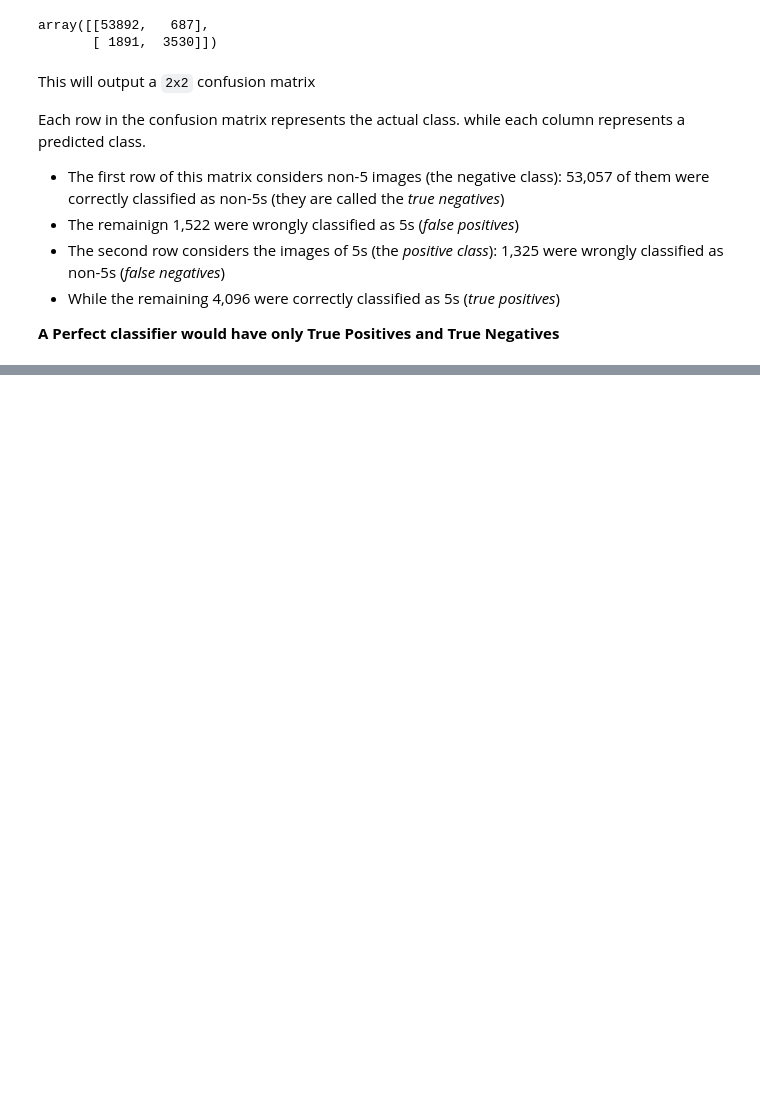
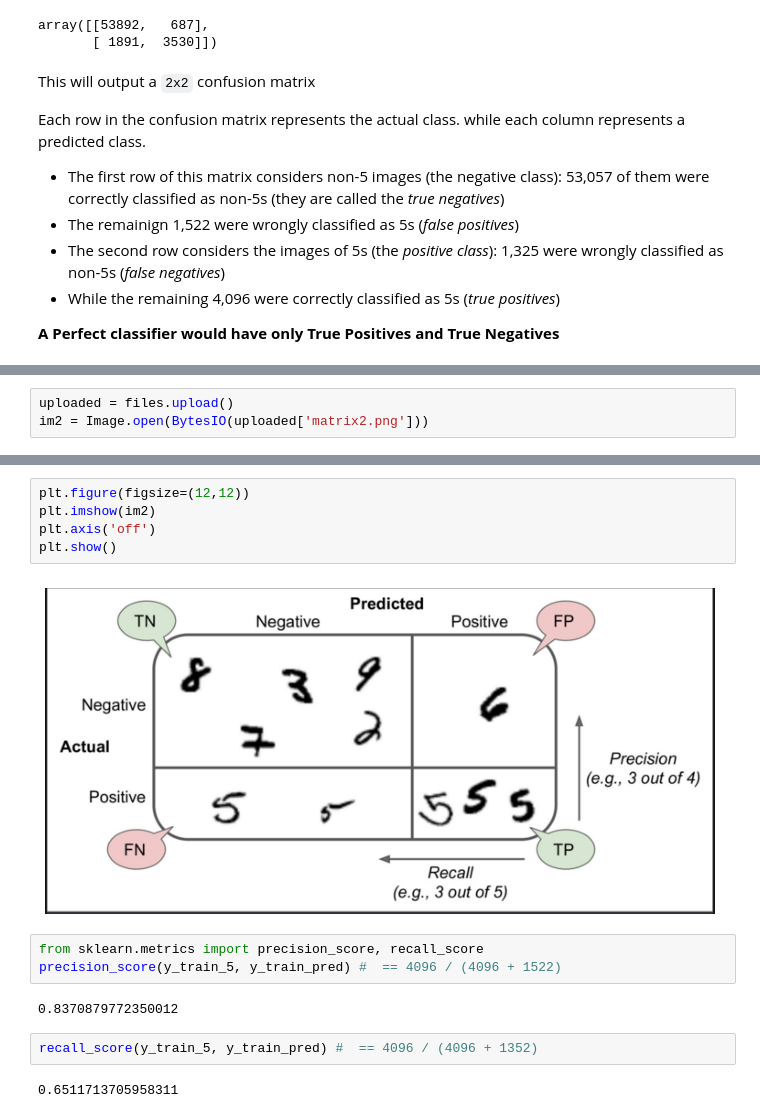
Before and after one commit to muntazirabidi/machine_learning_tutorials, a Jupyter notebook: Classification.ipynb, the cells around one changed output, grey strips where cells are left out. Cells and saved outputs as stored; diff of their text form; blank space fills up the shorter version.

```diff
--- a/Classification.ipynb
+++ b/Classification.ipynb
@@ -206,0 +230,3 @@ Each row in the confusion matrix represents the actual class. while each column
+# %%
+uploaded = files.upload()
+im2 = Image.open(BytesIO(uploaded['matrix2.png']))
@@ -206,0 +236,16 @@ Each row in the confusion matrix represents the actual class. while each column
+# %%
+plt.figure(figsize=(12,12))
+plt.imshow(im2)
+plt.axis('off')
+plt.show()
+# %% [output]
+[figure, added]
+# %%
+from sklearn.metrics import precision_score, recall_score
+precision_score(y_train_5, y_train_pred) #  == 4096 / (4096 + 1522)
+# %% [output]
+0.8370879772350012
+# %%
+recall_score(y_train_5, y_train_pred) #  == 4096 / (4096 + 1352)
+# %% [output]
+0.6511713705958311
```
Also changed, not shown: parts of 13 cells of this notebook.
